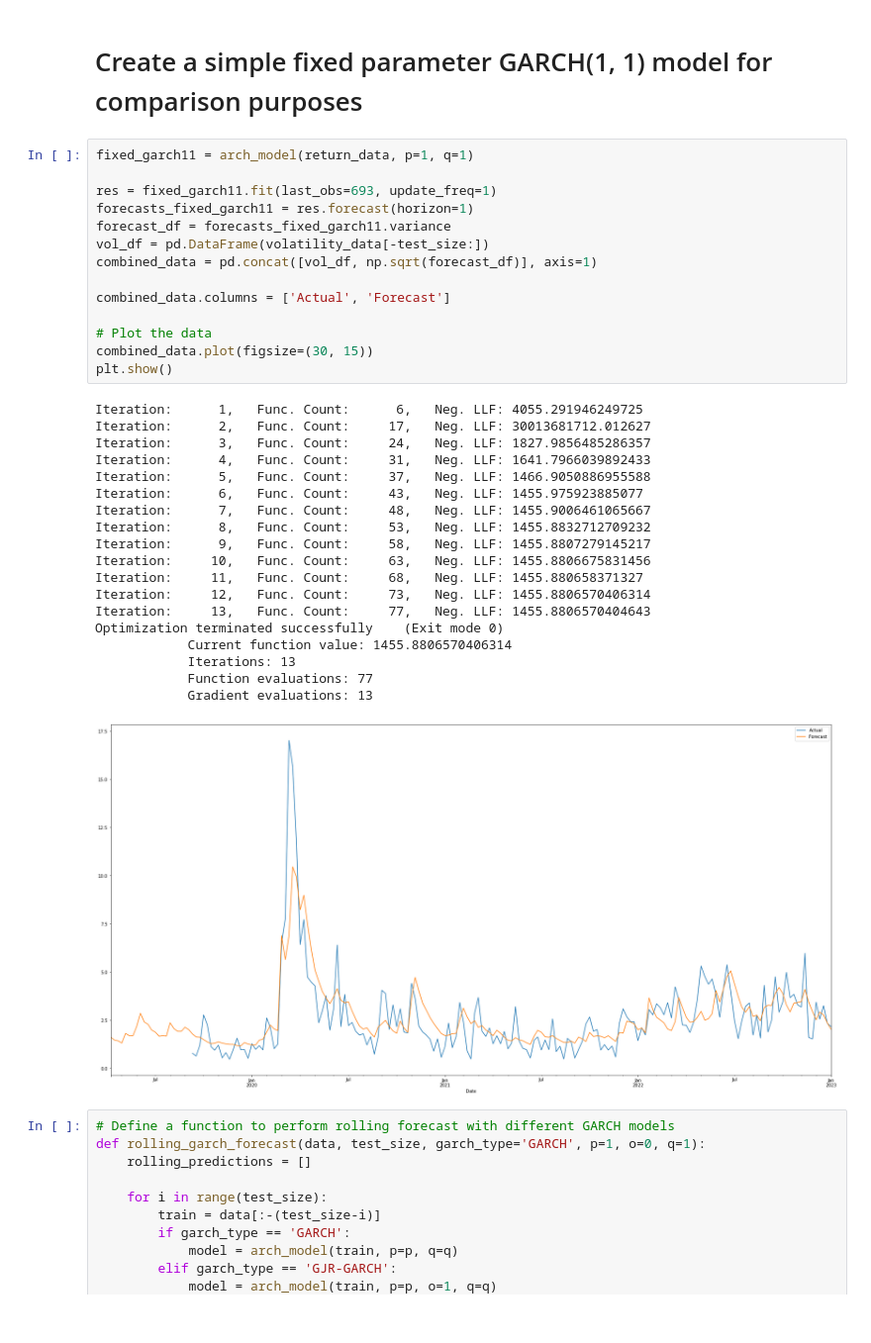
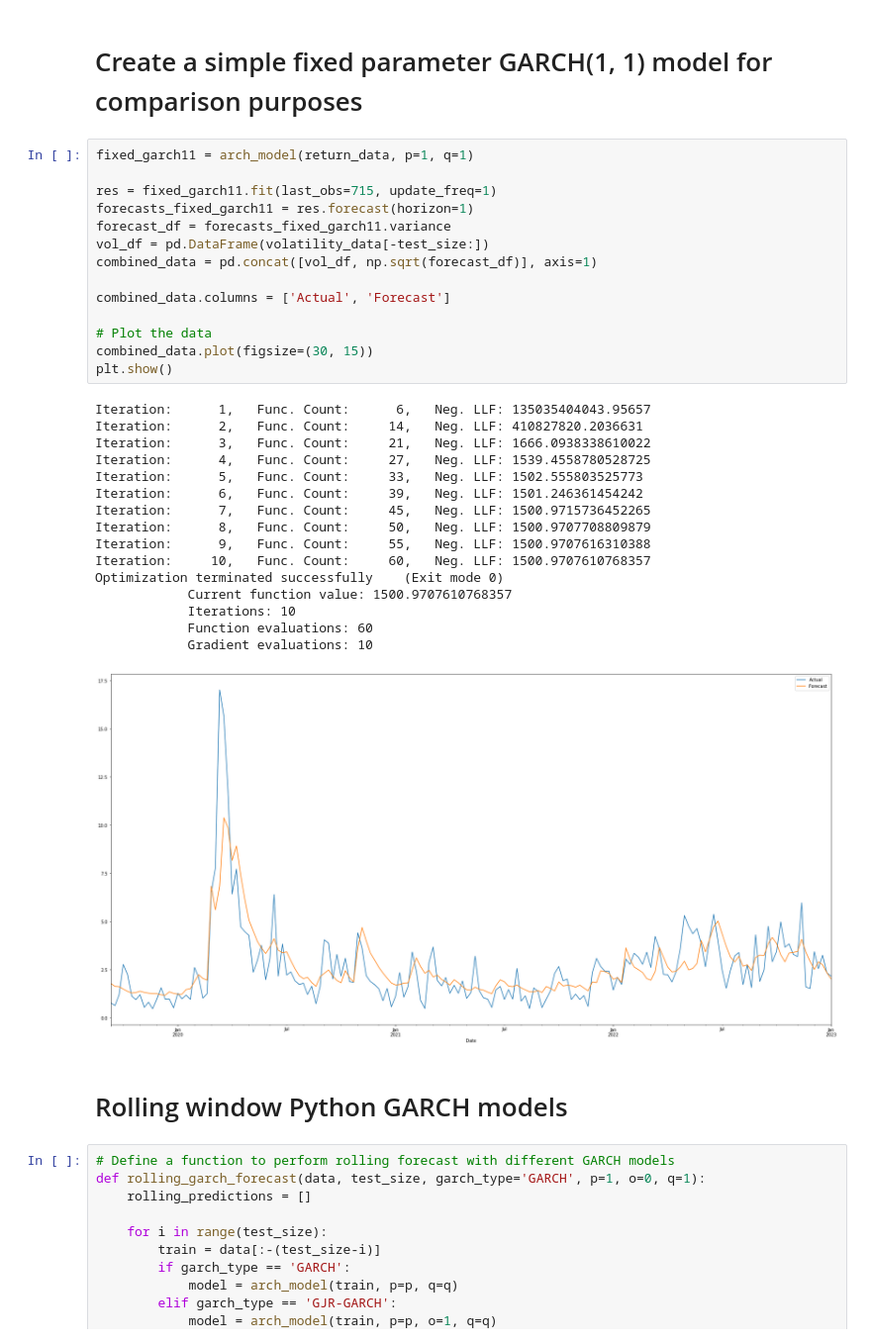
Before and after one commit to setamies/volatility-modeling, a Jupyter notebook: main.ipynb, the cells around one changed output. Shown at 99% size. Drawn from its saved outputs; the diff is of its cells as text.

```diff
--- a/main.ipynb
+++ b/main.ipynb
@@ -450,37 +450,36 @@ model_dfs.index = model_names
 # %%
 fixed_garch11 = arch_model(return_data, p=1, q=1)
 
-res = fixed_garch11.fit(last_obs=693, update_freq=1)
+res = fixed_garch11.fit(last_obs=715, update_freq=1)
 forecasts_fixed_garch11 = res.forecast(horizon=1)
 forecast_df = forecasts_fixed_garch11.variance
 vol_df = pd.DataFrame(volatility_data[-test_size:])
 combined_data = pd.concat([vol_df, np.sqrt(forecast_df)], axis=1)
 
 combined_data.columns = ['Actual', 'Forecast']
 
 # Plot the data
 combined_data.plot(figsize=(30, 15))
 plt.show()
 # %% [output]
-Iteration:      1,   Func. Count:      6,   Neg. LLF: 4055.291946249725
-Iteration:      2,   Func. Count:     17,   Neg. LLF: 30013681712.012627
-Iteration:      3,   Func. Count:     24,   Neg. LLF: 1827.9856485286357
-Iteration:      4,   Func. Count:     31,   Neg. LLF: 1641.7966039892433
-Iteration:      5,   Func. Count:     37,   Neg. LLF: 1466.9050886955588
-Iteration:      6,   Func. Count:     43,   Neg. LLF: 1455.975923885077
-Iteration:      7,   Func. Count:     48,   Neg. LLF: 1455.9006461065667
-Iteration:      8,   Func. Count:     53,   Neg. LLF: 1455.8832712709232
-Iteration:      9,   Func. Count:     58,   Neg. LLF: 1455.8807279145217
-Iteration:     10,   Func. Count:     63,   Neg. LLF: 1455.8806675831456
-Iteration:     11,   Func. Count:     68,   Neg. LLF: 1455.880658371327
-Iteration:     12,   Func. Count:     73,   Neg. LLF: 1455.8806570406314
-Iteration:     13,   Func. Count:     77,   Neg. LLF: 1455.8806570404643
+Iteration:      1,   Func. Count:      6,   Neg. LLF: 135035404043.95657
+Iteration:      2,   Func. Count:     14,   Neg. LLF: 410827820.2036631
+Iteration:      3,   Func. Count:     21,   Neg. LLF: 1666.0938338610022
+Iteration:      4,   Func. Count:     27,   Neg. LLF: 1539.4558780528725
+Iteration:      5,   Func. Count:     33,   Neg. LLF: 1502.555803525773
+Iteration:      6,   Func. Count:     39,   Neg. LLF: 1501.246361454242
+Iteration:      7,   Func. Count:     45,   Neg. LLF: 1500.9715736452265
+Iteration:      8,   Func. Count:     50,   Neg. LLF: 1500.9707708809879
+Iteration:      9,   Func. Count:     55,   Neg. LLF: 1500.9707616310388
+Iteration:     10,   Func. Count:     60,   Neg. LLF: 1500.9707610768357
 Optimization terminated successfully    (Exit mode 0)
-            Current function value: 1455.8806570406314
-            Iterations: 13
-            Function evaluations: 77
-            Gradient evaluations: 13
+            Current function value: 1500.9707610768357
+            Iterations: 10
+            Function evaluations: 60
+            Gradient evaluations: 10
-[figure, old version]
+[figure, new version]
+# %% [markdown]
+# Rolling window Python GARCH models
 # %%
 # Define a function to perform rolling forecast with different GARCH models
 def rolling_garch_forecast(data, test_size, garch_type='GARCH', p=1, o=0, q=1):
```
Also changed, not shown: parts of 9 cells of this notebook.
